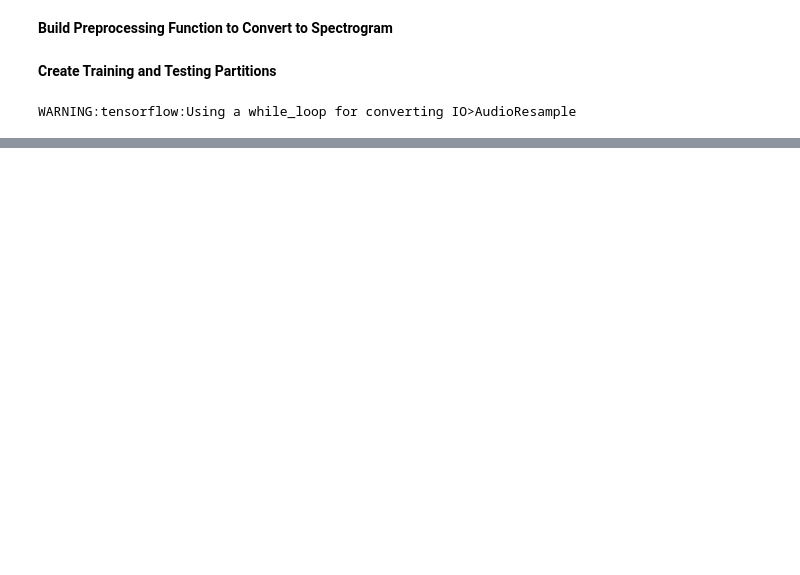
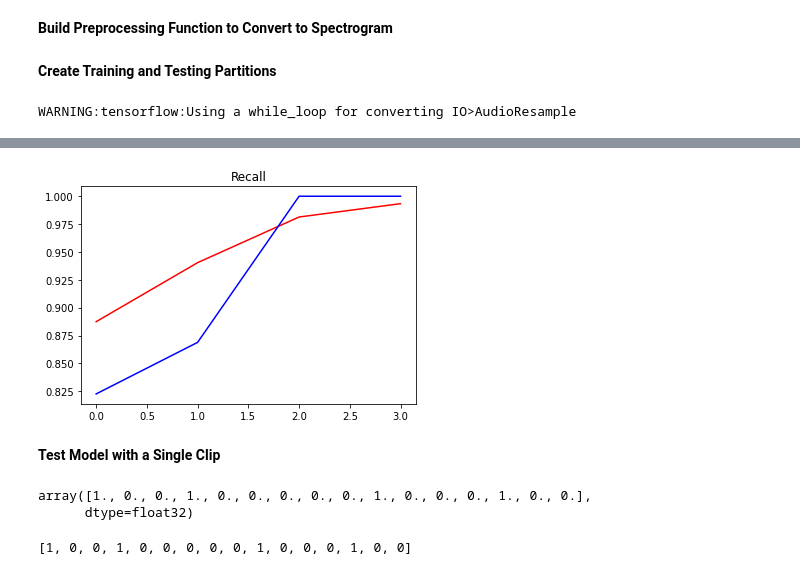
Before and after one commit to alexanderkuepper/audio-classification, a Jupyter notebook: Train.ipynb, the cells around one changed output, grey strips where cells are left out. Cells and saved outputs as stored; diff of their text form; code cells hidden in the pictures; blank space fills up the shorter version.

```diff
--- a/Train.ipynb
+++ b/Train.ipynb
@@ -58,0 +125,21 @@ test = data.skip(36).take(15)
+# %%
+plt.title('Recall')
+plt.plot(hist.history['recall'], 'r')
+plt.plot(hist.history['val_recall'], 'b')
+plt.show()
+# %% [output]
+[figure, added]
+# %% [markdown]
+**Test Model with a Single Clip**
+# %%
+X_test, y_test = test.as_numpy_iterator().next()
+y_test
+# %% [output]
+array([1., 0., 0., 1., 0., 0., 0., 0., 0., 1., 0., 0., 0., 1., 0., 0.],
+      dtype=float32)
+# %%
+yhat = model.predict(X_test)
+yhat = [1 if prediction > 0.5 else 0 for prediction in yhat]
+yhat
+# %% [output]
+[1, 0, 0, 1, 0, 0, 0, 0, 0, 1, 0, 0, 0, 1, 0, 0]
```
Also changed, not shown: parts of 10 cells of this notebook.
